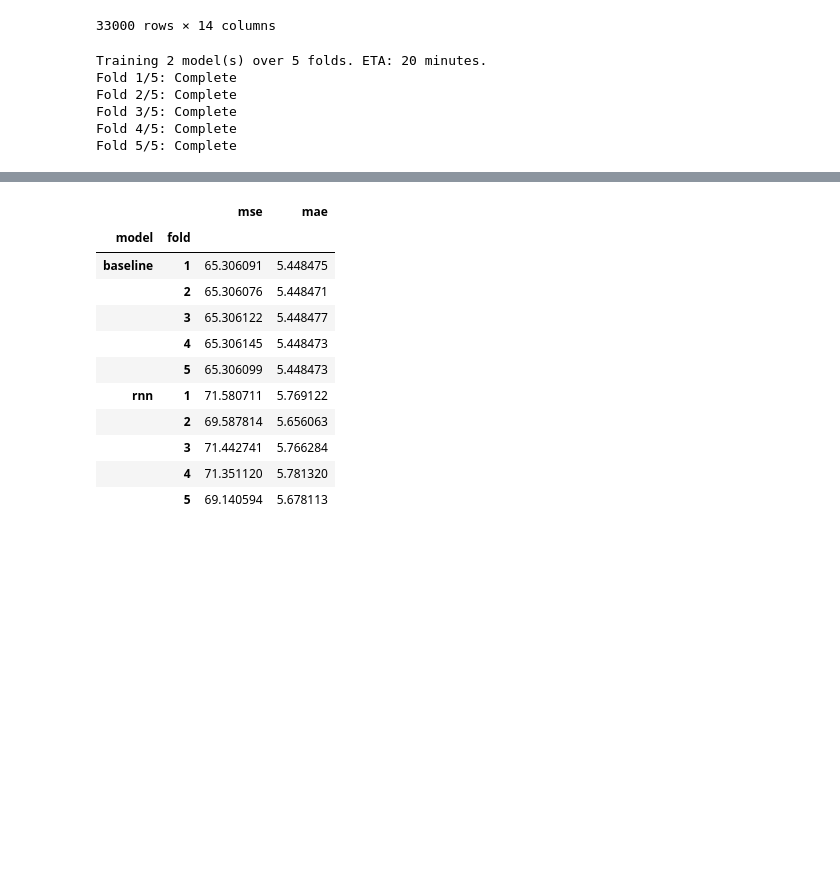
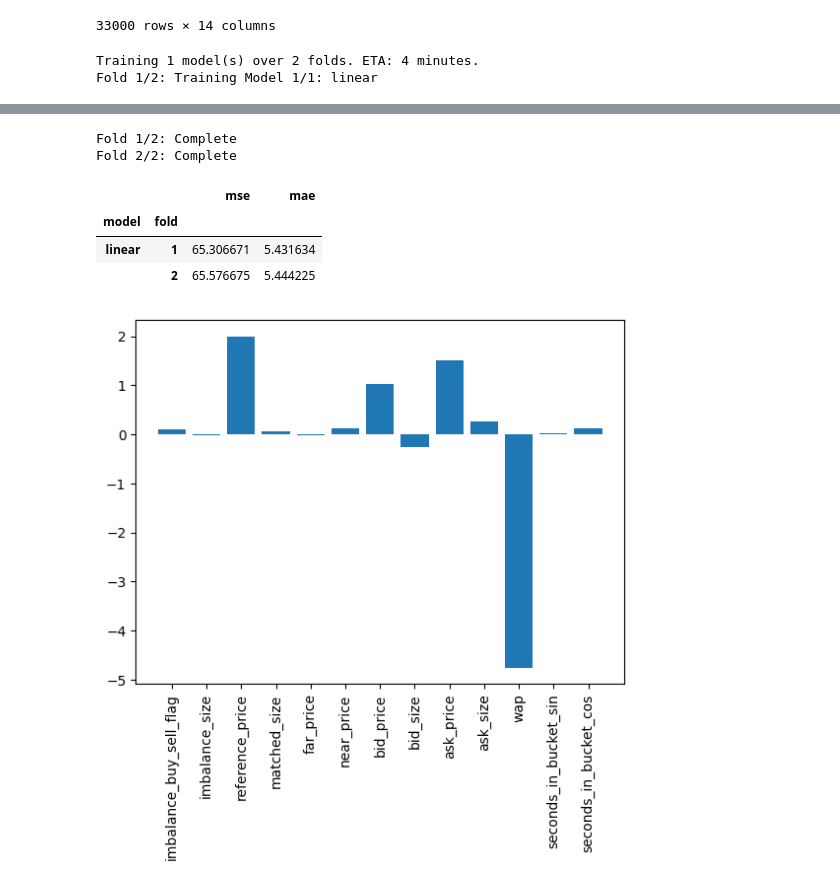
Before and after one commit to whitgroves/optiver-trading-at-the-close, a Jupyter notebook: optiver-trading-at-the-close/v17.ipynb, the cells around one changed output, grey strips where cells are left out. Saved outputs shown, nothing was run; the diff lists cells and outputs as text; code cells hidden in the pictures; blank space fills up the shorter version.

Commit message:
plot feature weights

```diff
--- a/optiver-trading-at-the-close/v17.ipynb
+++ b/optiver-trading-at-the-close/v17.ipynb
@@ -143,11 +142,11 @@ def compile_and_get_kw(model:tf.keras.Model, patience:int=2) -> dict: # returns
     model.compile(loss=tf.keras.losses.MeanSquaredError(), optimizer=tf.keras.optimizers.Adam(), metrics=[tf.keras.metrics.MeanAbsoluteError()]) # TODO: customize
     return dict(callbacks=[early_stop])
 
-def fit_and_evaluate(models:list[tf.keras.Model], folds:int=5, _data=data, _test=test) -> pd.DataFrame:
+def fit_and_evaluate(models:list[tf.keras.Model], folds:int=5, _data:pd.DataFrame=data, _test:pd.DataFrame=test) -> pd.DataFrame:
     print(f'Training {len(models)} model(s) over {folds} folds. ETA: {len(models)*folds*2} minutes.')
     fit_kw = {m.name: compile_and_get_kw(m) for m in models}
     scores = [] # https://stackoverflow.com/a/17496530/3178898
-    for i, (i_train, i_valid) in enumerate(TimeSeriesSplit(folds).split(_data)):
+    for i, (i_train, i_valid) in enumerate(sel.TimeSeriesSplit(folds).split(_data)):
         window = WindowGenerator(train=data.iloc[i_train, :], valid=data.iloc[i_valid, :], _test=_test)
         for j, m in enumerate(models):
             print(f'Fold {i+1}/{folds}: Training Model {j+1}/{len(models)}: {m.name}'+' '*32, end='\r')
@@ -169,19 +159,14 @@ class Baseline(tf.keras.Model): # https://www.tensorflow.org/tutorials/structure
 # %%
 nn = tf.keras.Sequential
 layers = tf.keras.layers
-
 models = [
-    # Baseline(),
-    # nn([layers.Dense(1)], name='linear'),
-    nn([layers.LSTM(32, return_sequences=True), layers.Dense(1)], name='rnn'),
+    nn([layers.Dense(1)], name='linear'), # baseline
+    # nn([layers.LSTM(16, return_sequences=True), layers.Dense(1)], name='rnn16'),
+    # nn([layers.LSTM(32, return_sequences=True), layers.Dense(1)], name='rnn32'),
+    # nn([layers.LSTM(64, return_sequences=True), layers.Dense(1)], name='rnn64'),
 ]
-
-scores = fit_and_evaluate(models)
+scores = fit_and_evaluate(models, 2)
 scores
 # %% [output]
-Training 2 model(s) over 5 folds. ETA: 20 minutes.
-Fold 1/5: Complete
-Fold 2/5: Complete
-Fold 3/5: Complete
-Fold 4/5: Complete
-Fold 5/5: Complete
+Training 1 model(s) over 2 folds. ETA: 4 minutes.
+Fold 1/2: Training Model 1/1: linear
@@ -188,12 +175,6 @@ Fold 5/5: Complete
+Fold 1/2: Complete
+Fold 2/2: Complete
 |  |  | mse | mae |
 | model | fold |  |  |
-| baseline | 1 | 65.306091 | 5.448475 |
-|  | 2 | 65.306076 | 5.448471 |
-|  | 3 | 65.306122 | 5.448477 |
-|  | 4 | 65.306145 | 5.448473 |
-|  | 5 | 65.306099 | 5.448473 |
-| rnn | 1 | 71.580711 | 5.769122 |
-|  | 2 | 69.587814 | 5.656063 |
-|  | 3 | 71.442741 | 5.766284 |
-|  | 4 | 71.351120 | 5.781320 |
-|  | 5 | 69.140594 | 5.678113 |
+| linear | 1 | 65.306671 | 5.431634 |
+|  | 2 | 65.576675 | 5.444225 |
@@ -200,2 +183,10 @@ Fold 5/5: Complete
+# %%
+_cols = data.drop('target', axis=1).columns
+ticks = range(len(_cols))
+plt.bar(x=ticks, height=model.layers[0].kernel[:,0].numpy())
+plt.xticks(ticks=ticks, labels=_cols, rotation=90)
+pass
+# %% [output]
+[figure, added]
 # %%
 # raise Exception # hard stop for manual eval
```
Also changed, not shown: parts of 6 cells of this notebook.
